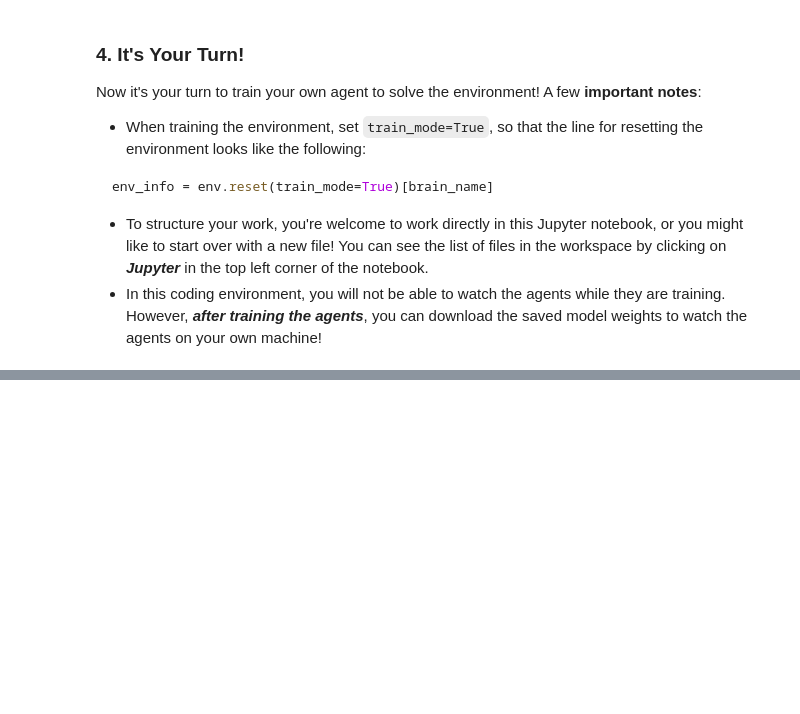
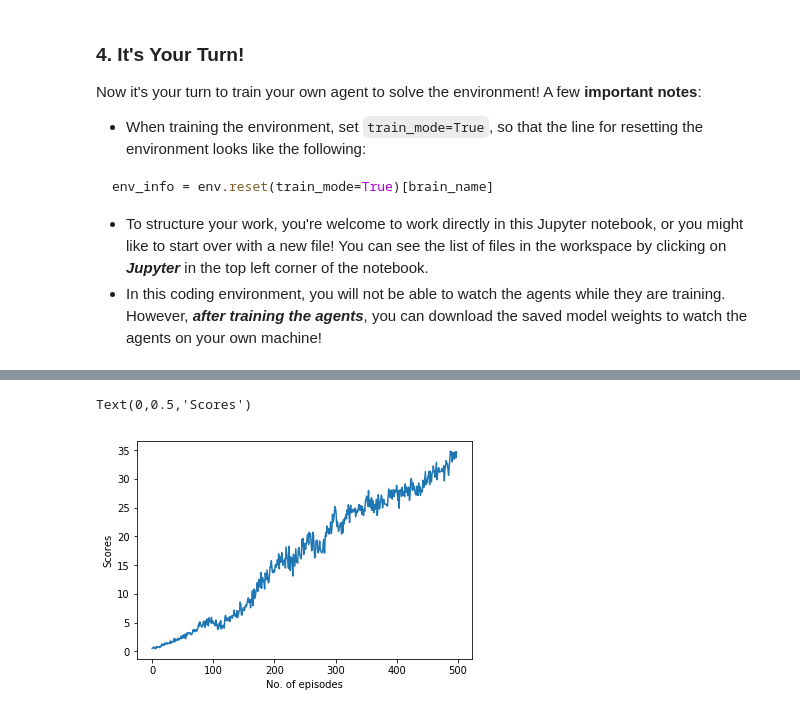
Before and after one commit to itsmeashutosh43/deep-reinforcement-learning-udacity, a Jupyter notebook: p2_continuous-control/Continuous_Control.ipynb, the cells around one changed output, grey strips where cells are left out. Saved outputs shown, nothing was run; the diff lists cells and outputs as text; code cells hidden in the pictures; blank space fills up the shorter version.

```diff
--- a/p2_continuous-control/Continuous_Control.ipynb
+++ b/p2_continuous-control/Continuous_Control.ipynb
@@ -173,0 +154,7 @@ Episode 20      Average Score: 0.12
+# %%
+# Uncomment to run DDPG
+'''
+from ddpg.ddpg_agent import *
+config = Config(state_size,action_size,2,num_agents)
+agent = DDPG(config)
+scores = ddpg(agent, n_episodes = 2000)'''
@@ -173,0 +241,9 @@ Episode 20      Average Score: 0.12
+# %%
+def random_sample(indices, batch_size):
+    indices = np.asarray(np.random.permutation(indices))
+    batches = indices[:len(indices) // batch_size * batch_size].reshape(-1, batch_size)
+    for batch in batches:
+        yield batch
+    r = len(indices) % batch_size
+    if r:
+        yield indices[-r:]
@@ -173,0 +407,3 @@ Episode 20      Average Score: 0.12
+# %%
+agent = PPO(state_size,action_size)
+from collections import deque
@@ -173,0 +453,2 @@ Episode 20      Average Score: 0.12
+# %%
+scores = ppo(agent , n_episodes = 1000)
@@ -173,0 +473,8 @@ Episode 20      Average Score: 0.12
+# %%
+import matplotlib.pyplot as plt
+plt.plot(scores)
+plt.xlabel("No. of episodes")
+plt.ylabel("Scores")
+# %% [output]
+Text(0,0.5,'Scores')
+[figure, added]
```
Also changed, not shown: parts of 12 cells of this notebook, 2 other files.
